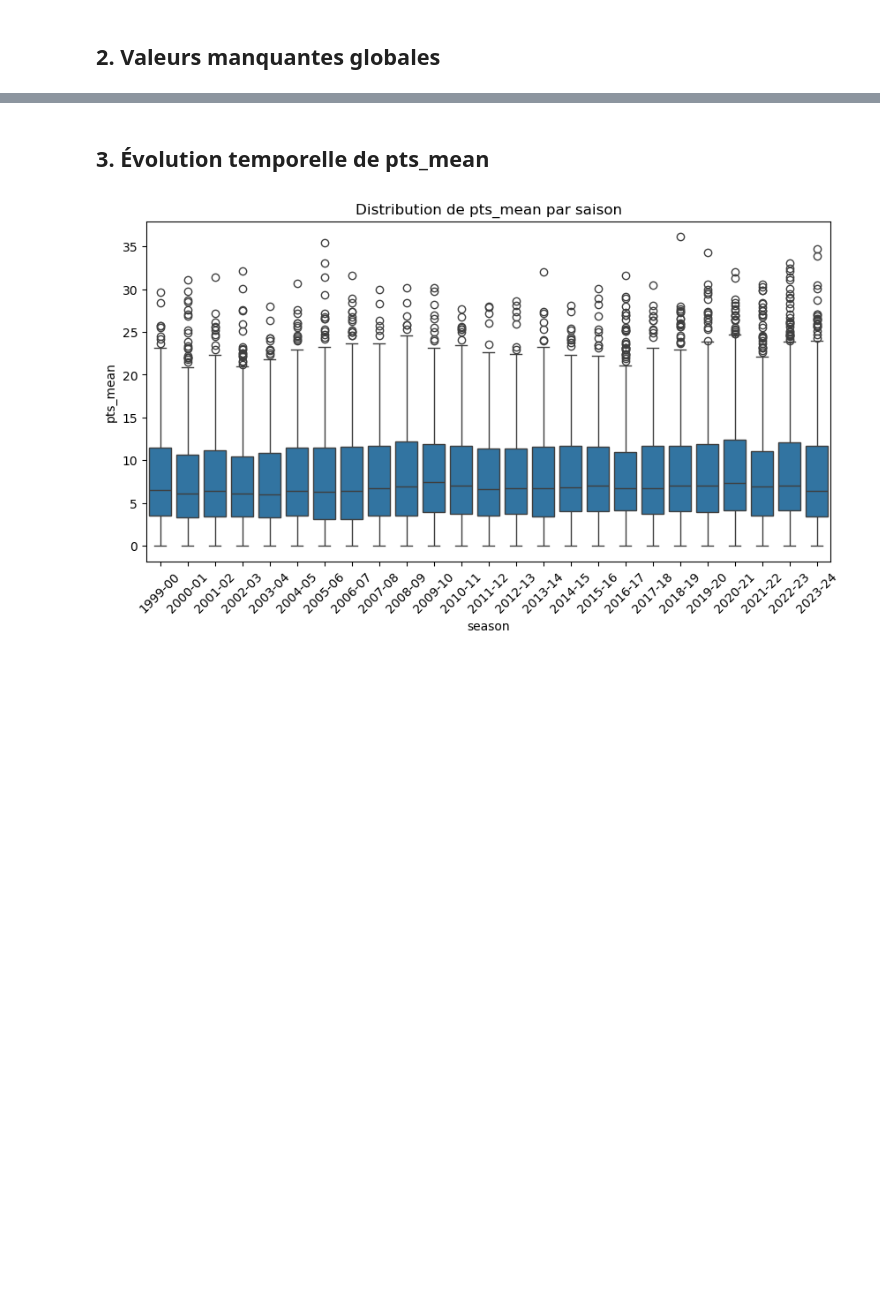
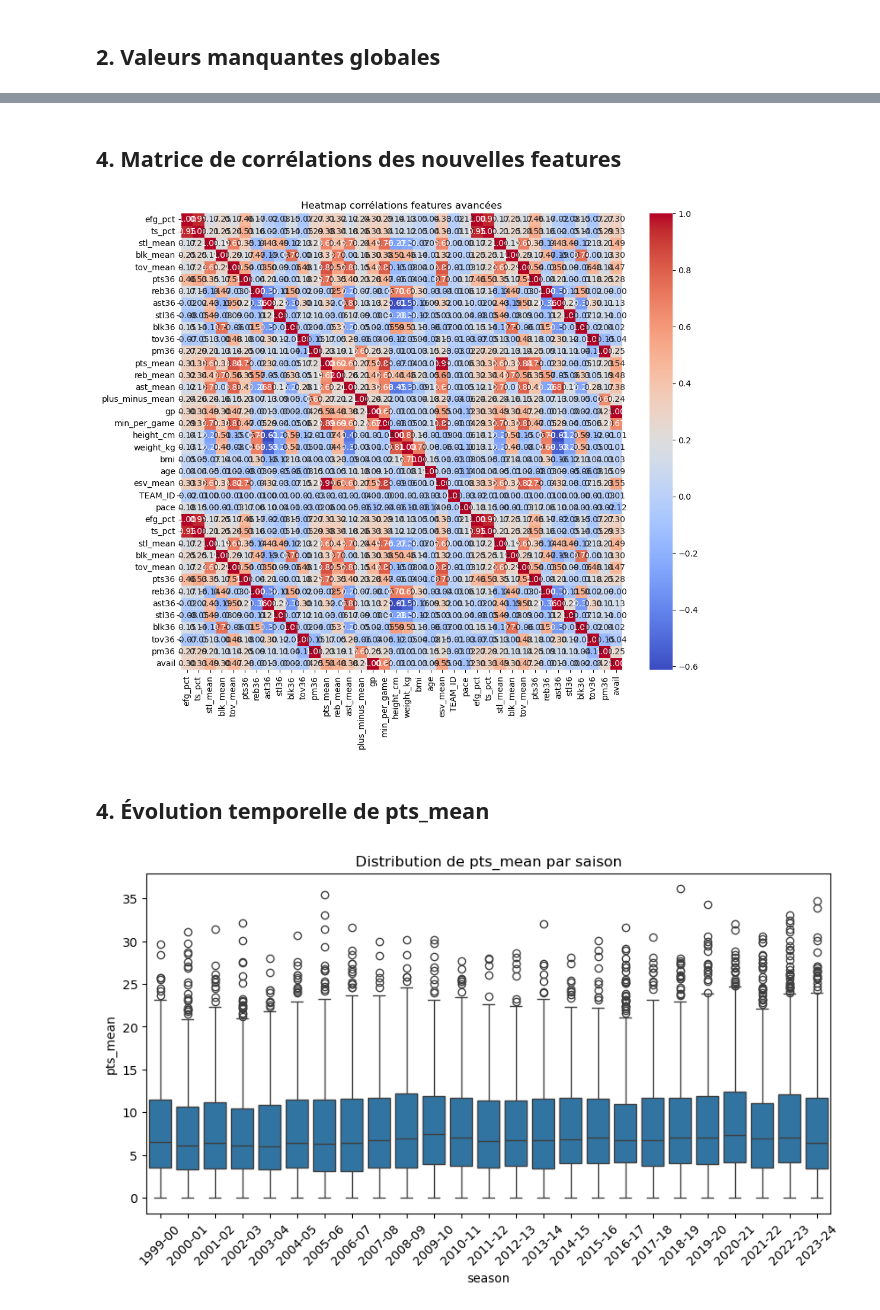
Before and after one commit to othmanedq/ml-project, a Jupyter notebook: ML Players/nba_rating/notebooks/eda_ml.ipynb, the cells around one changed output, grey strips where cells are left out. Saved outputs shown, nothing was run; the diff lists cells and outputs as text; code cells hidden in the pictures; blank space fills up the shorter version.

```diff
--- a/ML Players/nba_rating/notebooks/eda_ml.ipynb
+++ b/ML Players/nba_rating/notebooks/eda_ml.ipynb
@@ -28,6 +28,11 @@ df_all["avail"] = df_all["gp"] / 82
 df_all.shape
 # %% [output]
 (12101, 31)
+# %%
+numeric_cols = [c for c in df_all.columns
+                if df_all[c].dtype in ['int64','float64']
+                and c not in ['PLAYER_ID','season','score_100']
+               ]
 # %% [markdown]
 ## 2. Valeurs manquantes globales
 # %%
@@ -53,5 +91,16 @@ dtype: float64
+# %% [markdown]
+## 4. Matrice de corrélations des nouvelles features
+# %%
+import seaborn as sns
+corr = df_all[new_feats + numeric_cols].corr()
+plt.figure(figsize=(12,10))
+sns.heatmap(corr, annot=True, fmt=".2f", cmap="coolwarm")
+plt.title("Heatmap corrélations features avancées")
+plt.show()
+# %% [output]
+[figure, added]
 # %% [markdown]
-## 3. Évolution temporelle de pts_mean
+## 4. Évolution temporelle de pts_mean
 # %%
 import seaborn as sns
 import matplotlib.pyplot as plt
```
Also changed, not shown: parts of 19 cells of this notebook, 3 other files.
